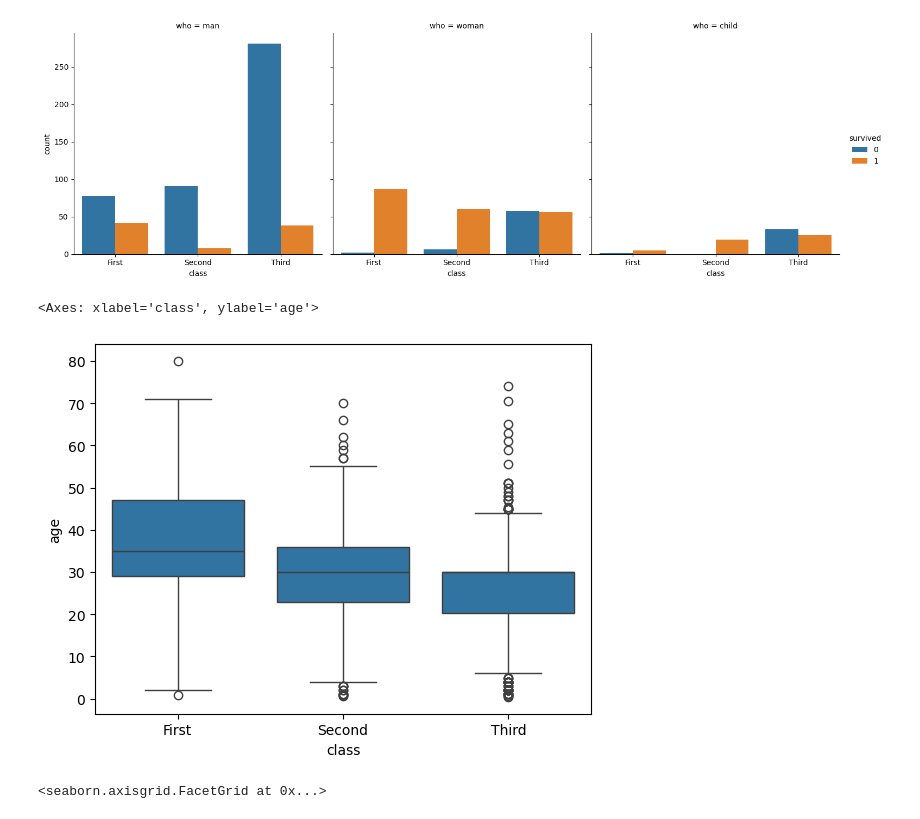
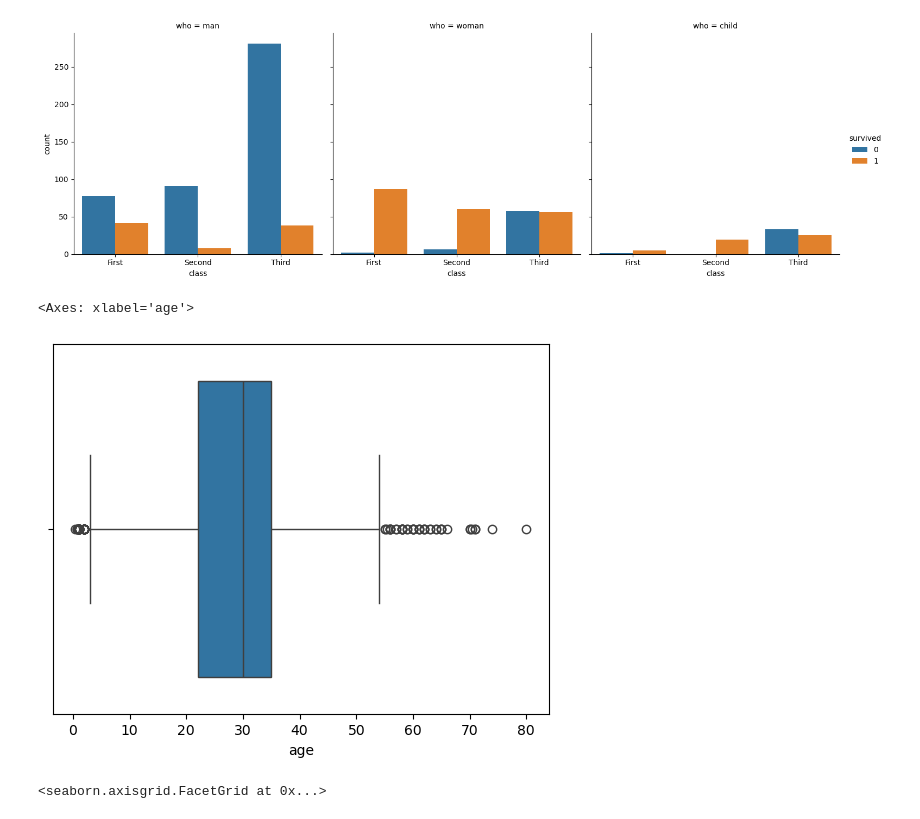
Before and after one commit to danilaviaart-lgtm/ds_curso, a Jupyter notebook: 2-Analytics/7-Mates para DS/Ejercicios/Practica_Univariante.ipynb, the cells around one changed output. Cells and saved outputs as stored; diff of their text form; code cells hidden in the pictures.

```diff
--- a/2-Analytics/7-Mates para DS/Ejercicios/Practica_Univariante.ipynb
+++ b/2-Analytics/7-Mates para DS/Ejercicios/Practica_Univariante.ipynb
@@ -293,10 +339,10 @@ sns.catplot(data=df_titanic, x='class', hue='survived',col='who', kind='count')
 <seaborn.axisgrid.FacetGrid at 0x...>
 [figure]
 # %%
-sns.boxplot(data=df_titanic, x='class', y='age')
+sns.boxplot(data=df_titanic, x='age')
 # %% [output]
-<Axes: xlabel='class', ylabel='age'>
+<Axes: xlabel='age'>
-[figure, old version]
+[figure, new version]
 # %%
 sns.displot(data=df_titanic, x='age')
 # %% [output]
```
Also changed, not shown: parts of 11 cells of this notebook, 3 other files.
